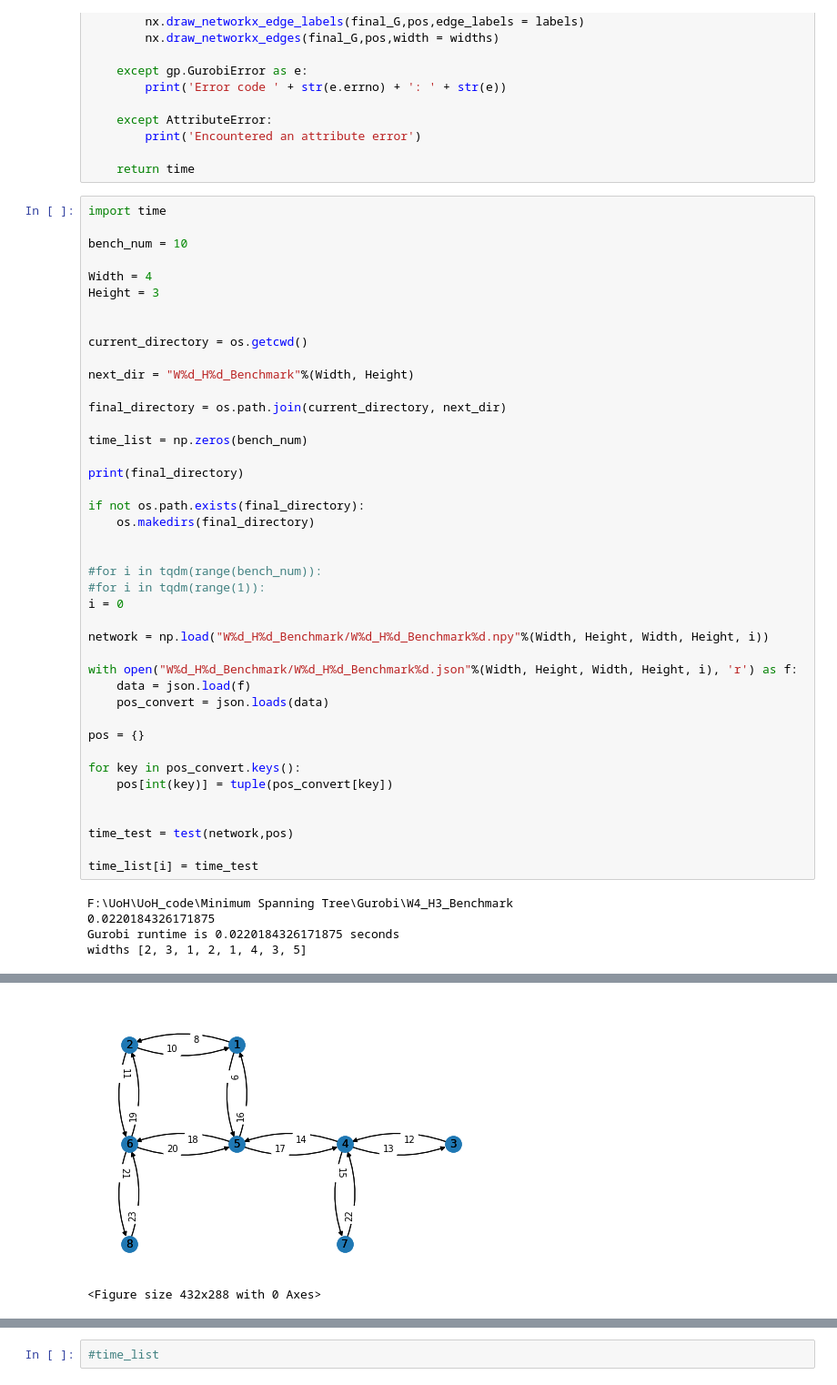
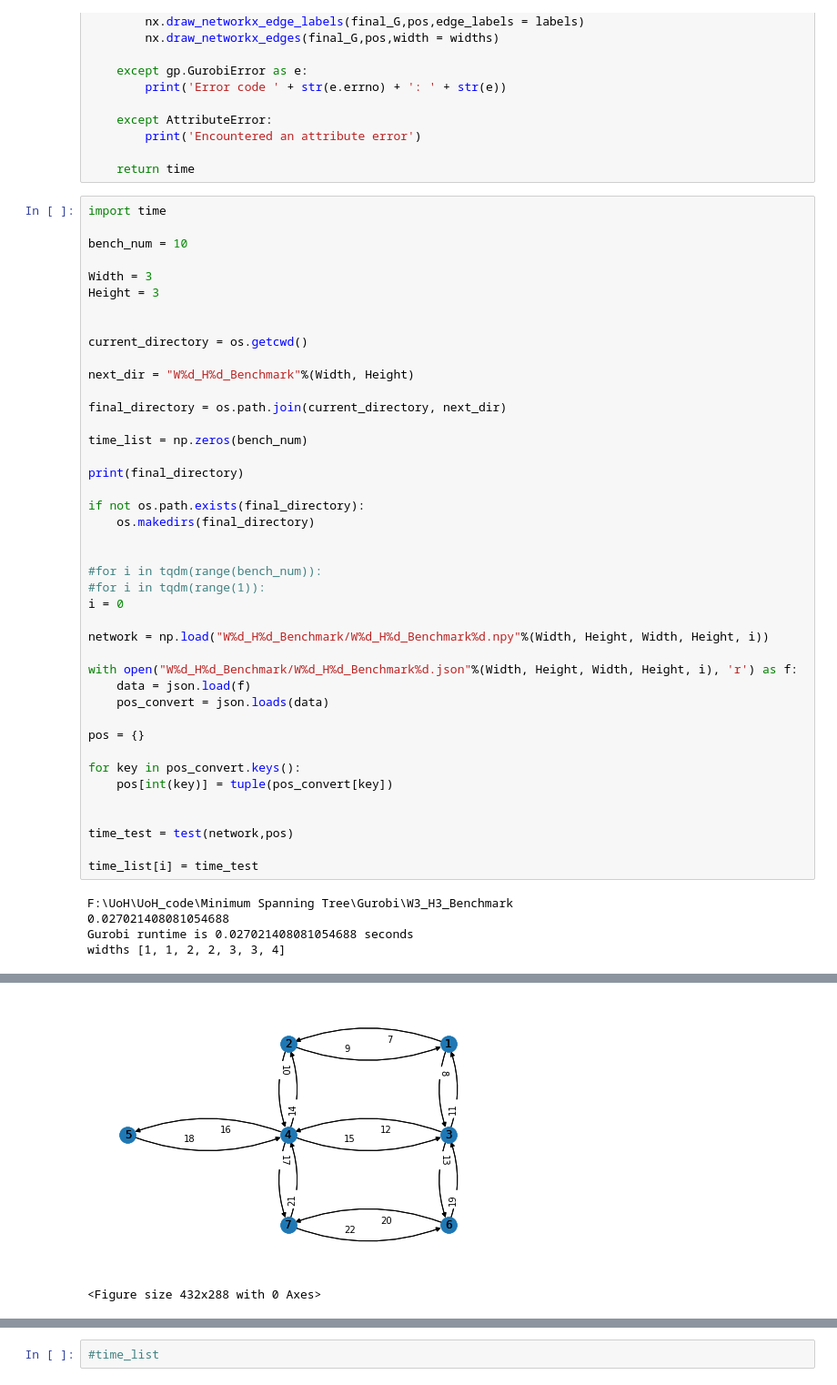
Before and after one commit to djzts/UoH_code, a Jupyter notebook: Minimum Spanning Tree/Gurobi/Auto_test_old_model.ipynb, the cells around one changed output, grey strips where cells are left out. Shown at 91% size. Drawn from its saved outputs; the diff is of its cells as text.

```diff
--- a/Minimum Spanning Tree/Gurobi/Auto_test_old_model.ipynb
+++ b/Minimum Spanning Tree/Gurobi/Auto_test_old_model.ipynb
@@ -188,7 +188,7 @@ import time
 
 bench_num = 10
 
-Width = 4
+Width = 3
 Height = 3
 
 
@@ -226,7 +226,7 @@ time_test = test(network,pos)
 
 time_list[i] = time_test
 # %% [output]
-F:\UoH\UoH_code\Minimum Spanning Tree\Gurobi\W4_H3_Benchmark
-0.0220184326171875
-Gurobi runtime is 0.0220184326171875 seconds
-widths [2, 3, 1, 2, 1, 4, 3, 5]
+F:\UoH\UoH_code\Minimum Spanning Tree\Gurobi\W3_H3_Benchmark
+0.027021408081054688
+Gurobi runtime is 0.027021408081054688 seconds
+widths [1, 1, 2, 2, 3, 3, 4]
@@ -234,2 +234,2 @@ widths [2, 3, 1, 2, 1, 4, 3, 5]
-[figure, old version]
+[figure, new version]
 <Figure size 432x288 with 0 Axes>
```
Also changed, not shown: parts of 6 cells of this notebook, 2 other files.
